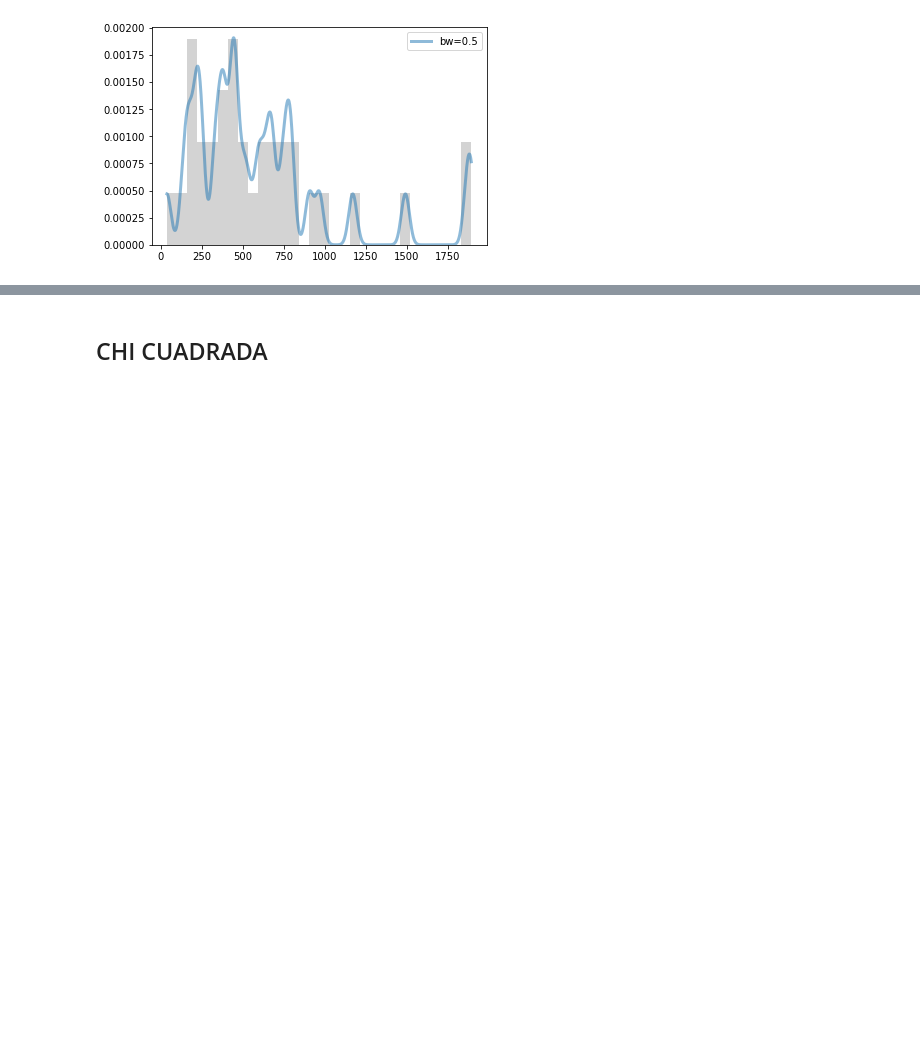
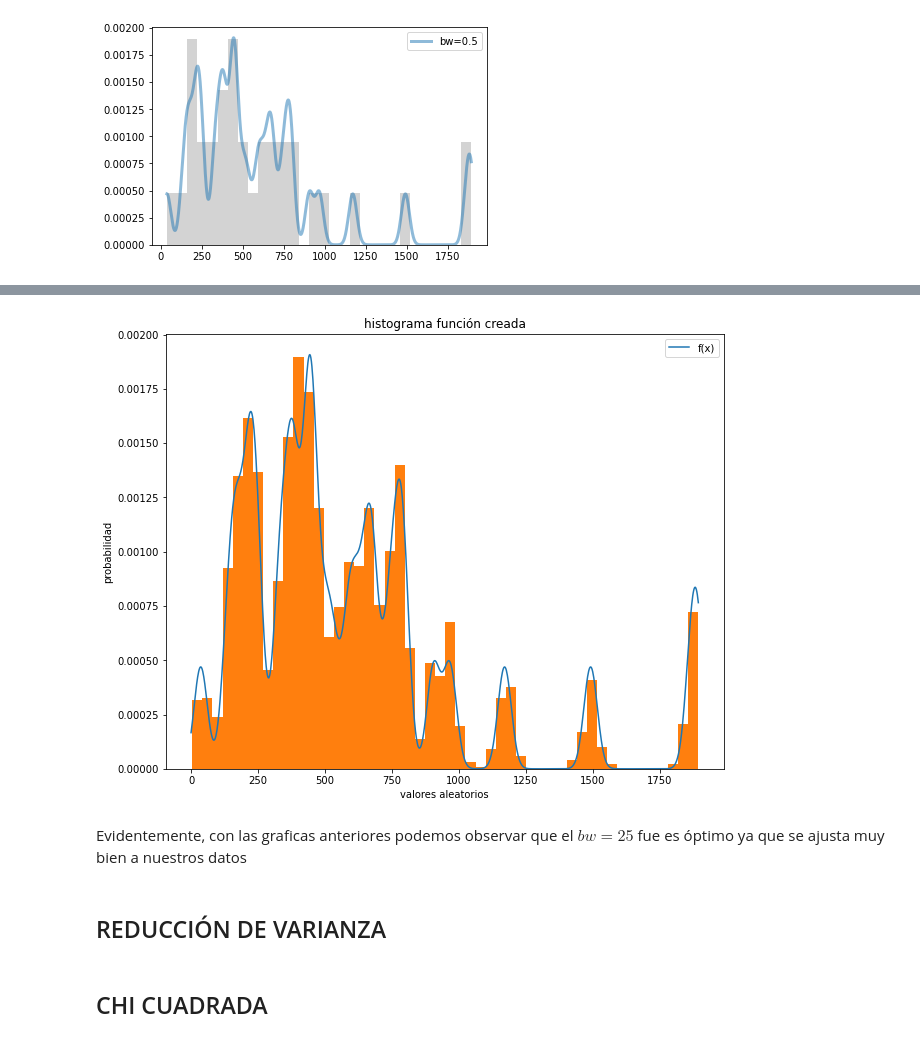
Before and after one commit to BetsyTorres/Proyecto_TorresBetsy_AntonKarla, a Jupyter notebook: Proy_Final.ipynb, the cells around one changed output, grey strips where cells are left out. Drawn from its saved outputs; the diff is of its cells as text; code cells hidden in the pictures; blank space fills up the shorter version.

```diff
--- a/Proy_Final.ipynb
+++ b/Proy_Final.ipynb
@@ -321,3 +349,24 @@ fx
+# %%
+# Ajuste datos kde
+# Función objetivo
+f = kde_sklearn(data_suic, x_grid, bandwidth=25) #bw data nodo
+x = np.linspace(0,suicidios.iloc[1:,3].max(),1000) # Rango donde se graficará las funciones max data nodo
+# Gráfica de la función
+plt.figure(figsize=(10,8))
+plt.plot(x,f(x),label='f(x)')
+plt.legend()
+
+t = lambda x: max_f*np.ones(len(x))
+N = 10000
+R2 = np.random.rand(N)
+R1 = np.random.uniform(0,suicidios.iloc[1:,3].max(),N) #max data nodo
+histograma(R2, R1, f, t)
+# %% [output]
+[figure, added]
+# %% [markdown]
+Evidentemente, con las graficas anteriores podemos observar que el $bw=25$ fue es óptimo ya que se ajusta muy bien a nuestros datos
+# %% [markdown]
+## REDUCCIÓN DE VARIANZA
 # %% [markdown]
 ## CHI CUADRADA
 # %% [markdown]
```
Also changed, not shown: parts of 14 cells of this notebook.
